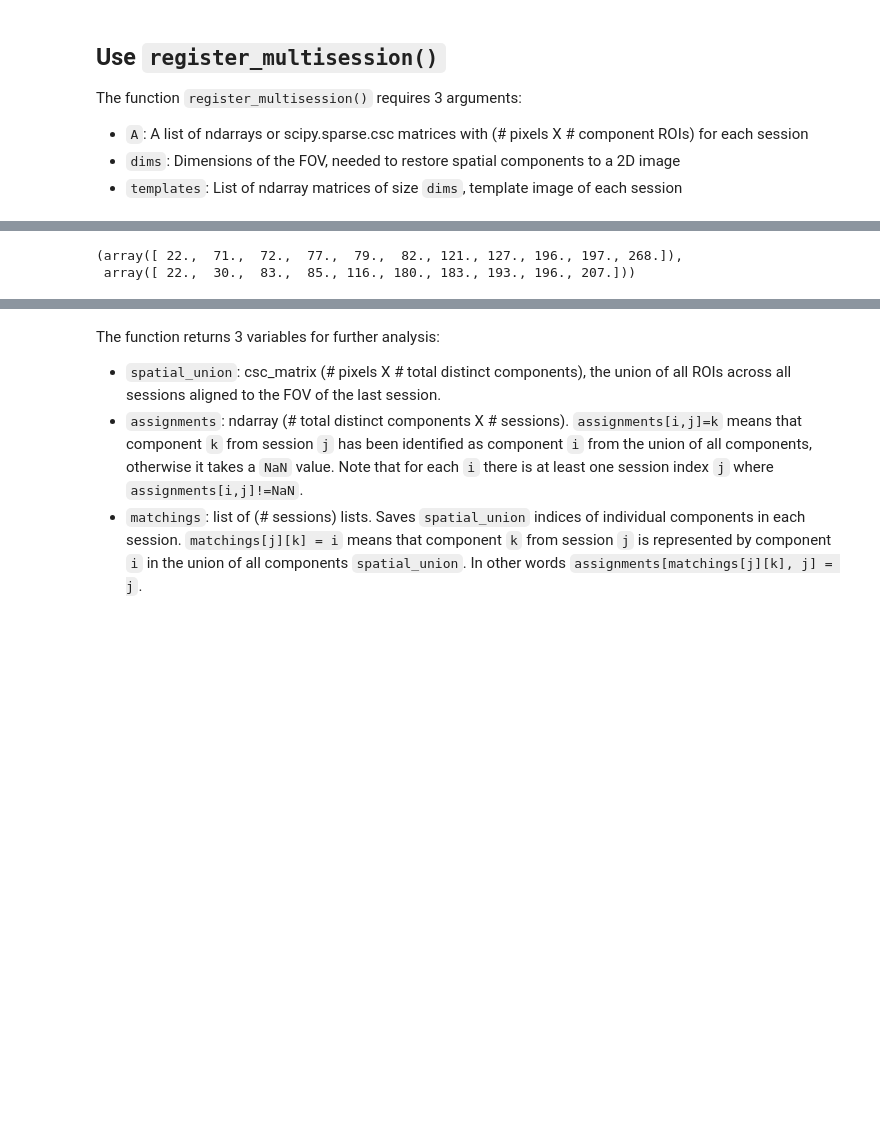
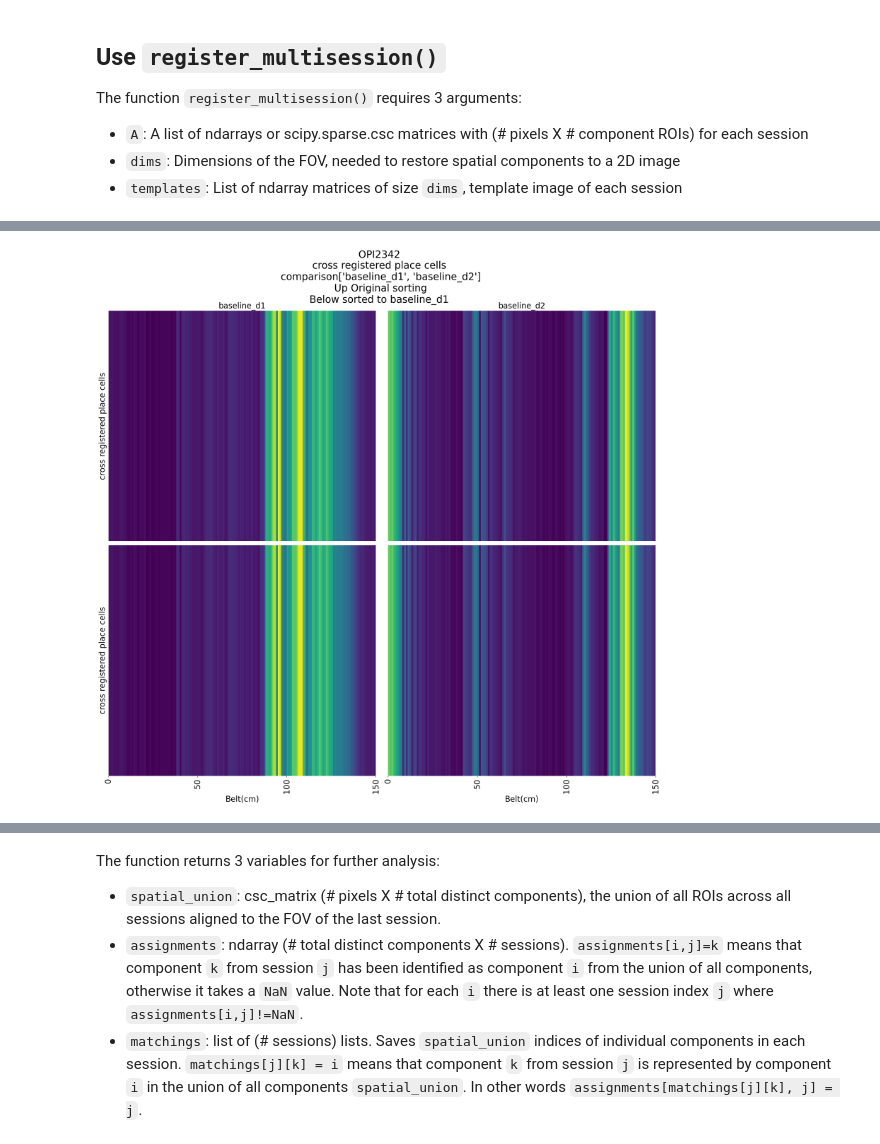
Before and after one commit to ttamiolakis/2p-place-coding, a Jupyter notebook: notebooks/demo_multisession_registration.ipynb, the cells around one changed output, grey strips where cells are left out. Saved outputs shown, nothing was run; the diff lists cells and outputs as text; code cells hidden in the pictures; blank space fills up the shorter version.

```diff
--- a/notebooks/demo_multisession_registration.ipynb
+++ b/notebooks/demo_multisession_registration.ipynb
@@ -135,7 +110,3 @@ omnipresent_pc_cells=cr_reg_cells[np.isin(cr_reg_cells[:,1],pc_day_2) & np.isin(
-# %%
-#identify common place cells in baseline 2 and 24 hrs post SD
-df=cr_reg_cells_df
-mask = df[(df['baseline_d1'].isin(pc_cells[0])) & (df['baseline_d2'].isin(pc_cells[1])) & (df['24hrs_post_SD'].isin(pc_cells[2]))]
 # %%
 #define cross registered place cells per session
 
@@ -152,7 +123,9 @@ def filter_cross_registered_place_cells(df, sessions, place_cell_arrays):
 # %%
 
 sessions=conditions #all of them
-sessions=['baseline_d1','24hrs_post_SD']
+sessions=['baseline_d1','baseline_d2']
+sessions=['baseline_d2','24hrs_post_SD']
+#sessions=conditions
 
 # Example usage for two sessions:
 filtered_df = filter_cross_registered_place_cells(df, sessions, pc_cells)
@@ -186,5 +157,3 @@ for session in sessions:
 # avr_fir_rate_map_day_3=h5py.File(f'{output_files}/24hrs_post_SD/output_info.h5')['avr_firing_rate_maps']
 # avr_fir_rate_map_day_3=pd.DataFrame(avr_fir_rate_map_day_3)
 # cr_pc_act_day_3=avr_fir_rate_map_day_3.iloc[list(cr_reg_pl_cells_days_2_3[:,2].astype(int))]
-# %%
-place_cell_activity=fr_rate_maps_to_compare['baseline_d1']
@@ -315,5 +160,57 @@ Name: 2, Length: 150, dtype: float64
-# %%
-cr_pc=np.where
-# %% [output]
-(array([ 22.,  71.,  72.,  77.,  79.,  82., 121., 127., 196., 197., 268.]),
- array([ 22.,  30.,  83.,  85., 116., 180., 183., 193., 196., 207.]))
+# %%
+#plotting the original place cell coding diagrams
+
+sel_fontize=20
+
+fig,ax=plt.subplots(2,len(sessions),figsize=(20,20))
+fig.suptitle(f'{animal}\ncross registered place cells\n comparison{sessions}\n Up Original sorting\nBelow sorted to {sessions[0]}',fontsize=sel_fontize+5)
+
+custom_ticks = [0, 50, 100, 150]  # Specify the positions where you want the ticks
+custom_labels = ['0', '50', '100', '150']
+
+for i,session in enumerate(sessions):
+    place_cell_activity=fr_rate_maps_to_compare[session]
+    place_cell_indexes_max=np.argmax(place_cell_activity,axis=1) #finding the place of the max activity of every cell
+    place_cell_indexed_filtered=place_cell_activity.apply(np.argmax, axis=1).sort_values().index #there are the new indexes of the place cells just so thez can form the nice place cell diagram
+    transpose=place_cell_indexed_filtered
+    place_cell_activity=place_cell_activity.reindex(index=transpose) #reindexing the place cell panda frame according to the max activitz and the position in the belt
+
+
+    sns.heatmap(place_cell_activity,ax=ax[0,i],cmap='viridis',cbar=False)#,vmax=4)
+    if i==0:
+        ax[0,i].set_ylabel('cross registered place cells',fontsize=sel_fontize)
+    else:
+        ax[0,i].set_ylabel('')
+    ax[0,i].set_xlabel('')
+    ax[0,i].set_yticks([])
+    ax[0,i].set_yticklabels([])
+    ax[0,i].set_title(session,fontsize=sel_fontize)
+    ax[0,i].set_xticks([])
+    ax[0,i].set_xticklabels([])
+
+place_cell_activity=fr_rate_maps_to_compare[sessions[0]].reset_index(drop=True)
+place_cell_indexes_max=np.argmax(place_cell_activity,axis=1) #finding the place of the max activity of every cell
+place_cell_indexed_filtered=place_cell_activity.apply(np.argmax, axis=1).sort_values().index
+transpose=place_cell_indexed_filtered
+
+for i,session in enumerate(sessions):
+    place_cell_activity=fr_rate_maps_to_compare[session].reset_index(drop=True)
+    place_cell_activity=place_cell_activity.reindex(index=transpose) #reindexing the place cell panda frame according to the max activitz and the position in the belt
+
+    sns.heatmap(place_cell_activity,ax=ax[1,i],cmap='viridis',cbar=False)
+    if i==0:
+        ax[1,i].set_ylabel('cross registered place cells',fontsize=sel_fontize)
+    else:
+        ax[1,i].set_ylabel('')
+    ax[1,i].set_xlabel('Belt(cm)',fontsize=sel_fontize)
+    ax[1,i].set_yticks([])
+    ax[1,i].set_yticklabels([])
+    ax[1,i].set_xticks(custom_ticks)
+    ax[1,i].set_xticklabels(custom_labels,fontsize=sel_fontize)
+
+plt.tight_layout()
+
+plt.savefig(f'{output_folder}/cross_registration/{animal}_{sessions}_place_cells_comparison.png', format='png', dpi=300, bbox_inches='tight')
+plt.savefig(f'{output_folder}/cross_registration/{animal}_{sessions}_place_cells_comparison.pdf', format='pdf', dpi=300, bbox_inches='tight')
+# %% [output]
+[figure, added]
```
Also changed, not shown: parts of 30 cells of this notebook.
